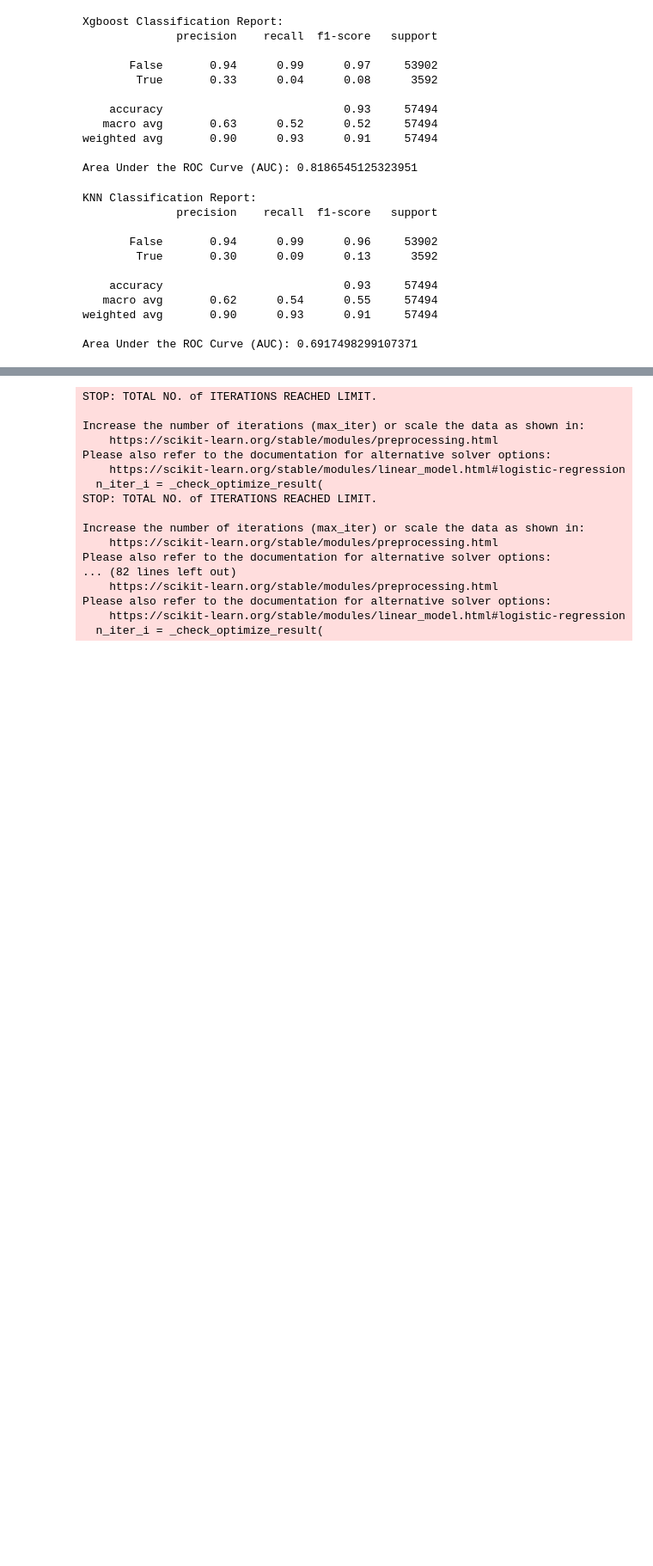
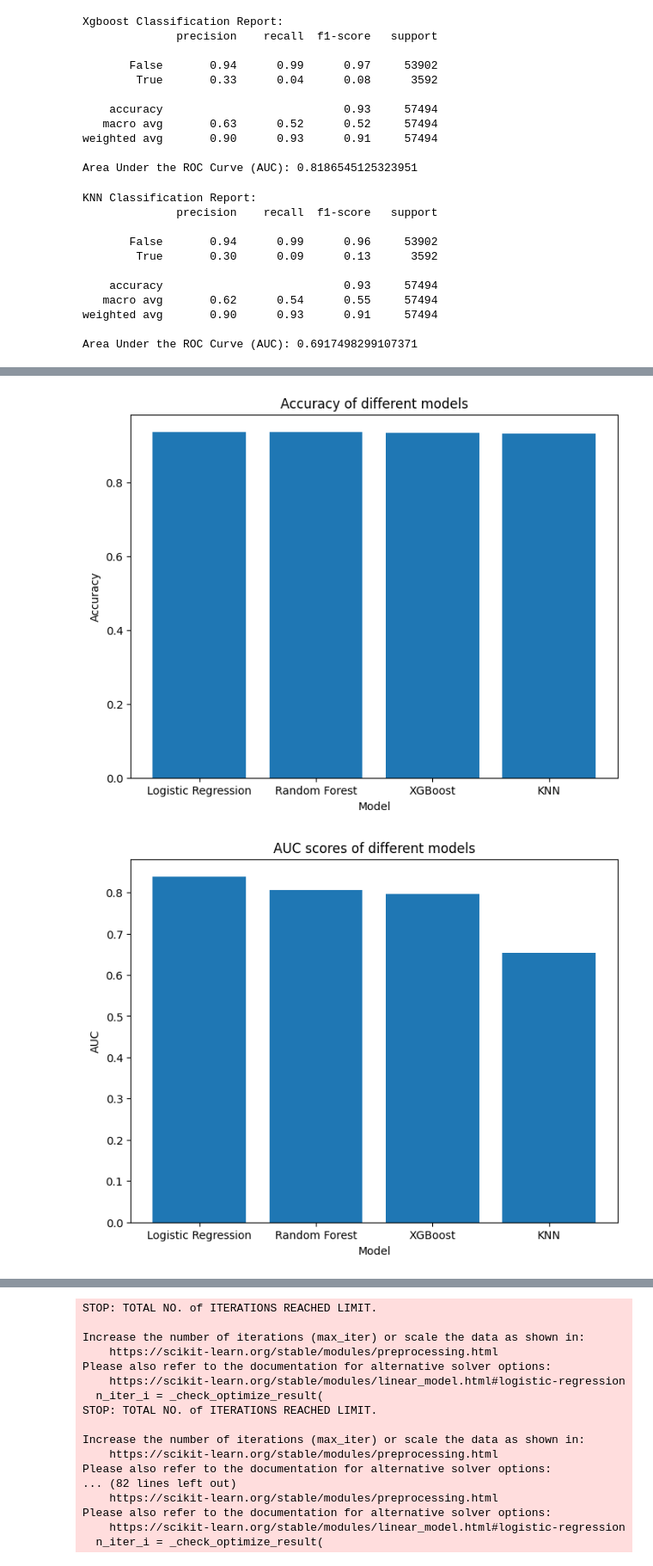
Before and after one commit to JoelManYunLee/Raptors_3_point_predictor, a Jupyter notebook: models.ipynb, the cells around one changed output, grey strips where cells are left out. Shown: that part at 86% size. Drawn from its saved outputs; the diff is of its cells as text; code cells hidden in the pictures; blank space fills up the shorter version.

Commit message:
added graphs

```diff
--- a/models.ipynb
+++ b/models.ipynb
@@ -406,2 +407,56 @@ plot_calibration_curves(models, X, y)
 [figure]
 [figure]
+# %%
+# Function to plot calibration curves for each model
+def plot_calibration_curves(models, X, y, n_bins=10):
+    accuracies = {}
+    auc_scores = {}
+
+    for name, model in models.items():
+        if name == 'KNN':
+            model.fit(X, y)  # Fit KNN model before predicting
+        # Predict probabilities
+        y_pred_proba = cross_val_predict(model, X, y, cv=KFold(), method='predict_proba')[:, 1]
+
+        # Calculate accuracy
+        y_pred = cross_val_predict(model, X, y, cv=KFold())
+        accuracy = accuracy_score(y, y_pred)
+        accuracies[name] = accuracy
+
+        # Calculate AUC
+        auc = roc_auc_score(y, y_pred_proba)
+        auc_scores[name] = auc
+
+    return accuracies, auc_scores
+
+# Define models
+models = {
+    'Logistic Regression': log_reg_model,
+    'Random Forest': rf_model,
+    'XGBoost': xgb_model,
+    'KNN': knn_model
+}
+
+# Plot accuracy and AUC for the models
+accuracies, auc_scores = plot_calibration_curves(models, X, y)
+
+# Plot accuracy scores
+plt.figure(figsize=(8, 6))
+plt.bar(range(len(accuracies)), list(accuracies.values()), align='center')
+plt.xticks(range(len(accuracies)), list(accuracies.keys()))
+plt.xlabel('Model')
+plt.ylabel('Accuracy')
+plt.title('Accuracy of different models')
+plt.show()
+
+# Plot AUC scores
+plt.figure(figsize=(8, 6))
+plt.bar(range(len(auc_scores)), list(auc_scores.values()), align='center')
+plt.xticks(range(len(auc_scores)), list(auc_scores.keys()))
+plt.xlabel('Model')
+plt.ylabel('AUC')
+plt.title('AUC scores of different models')
+plt.show()
+# %% [output]
+[figure, added]
+[figure, added]
```
Also changed, not shown: parts of 9 cells of this notebook.
